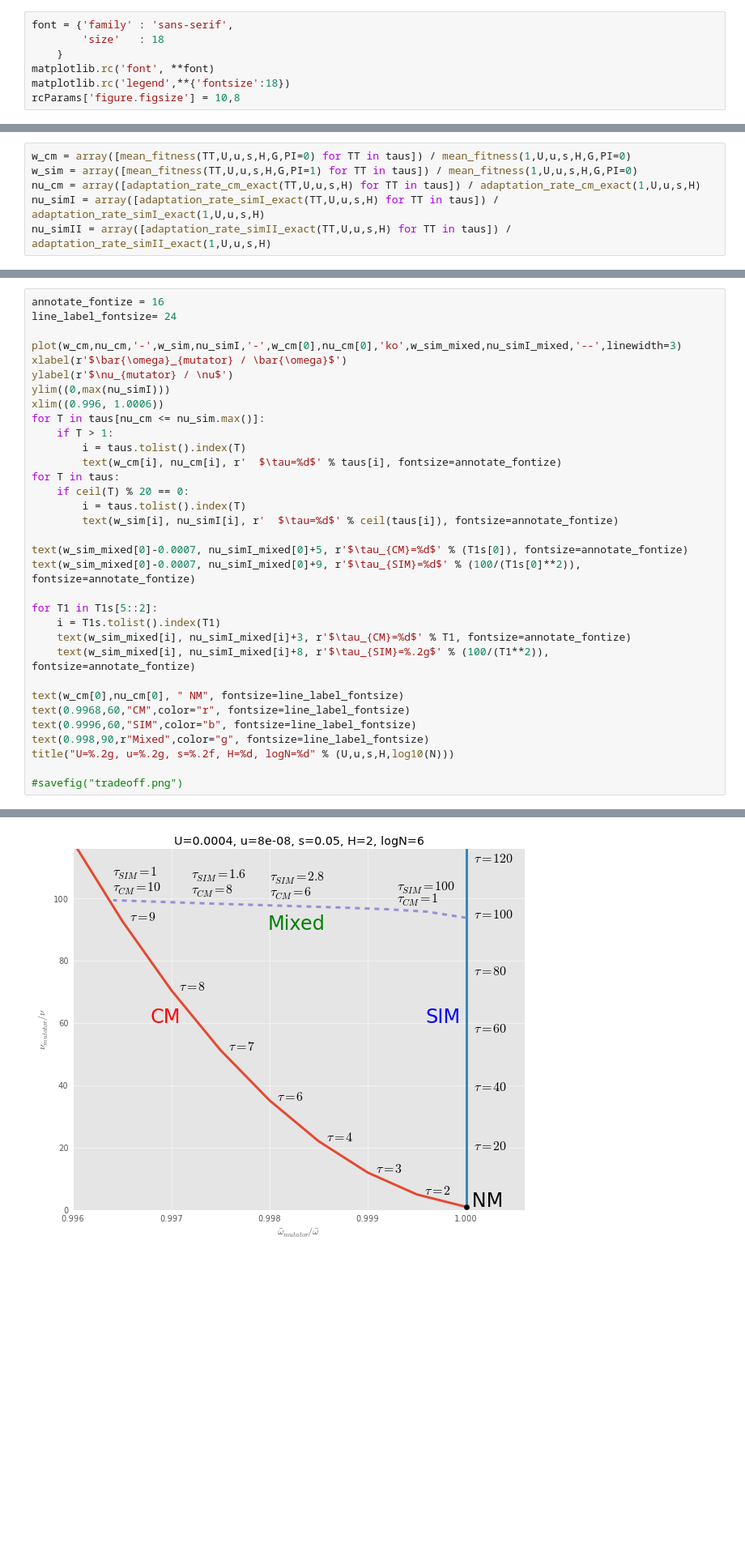
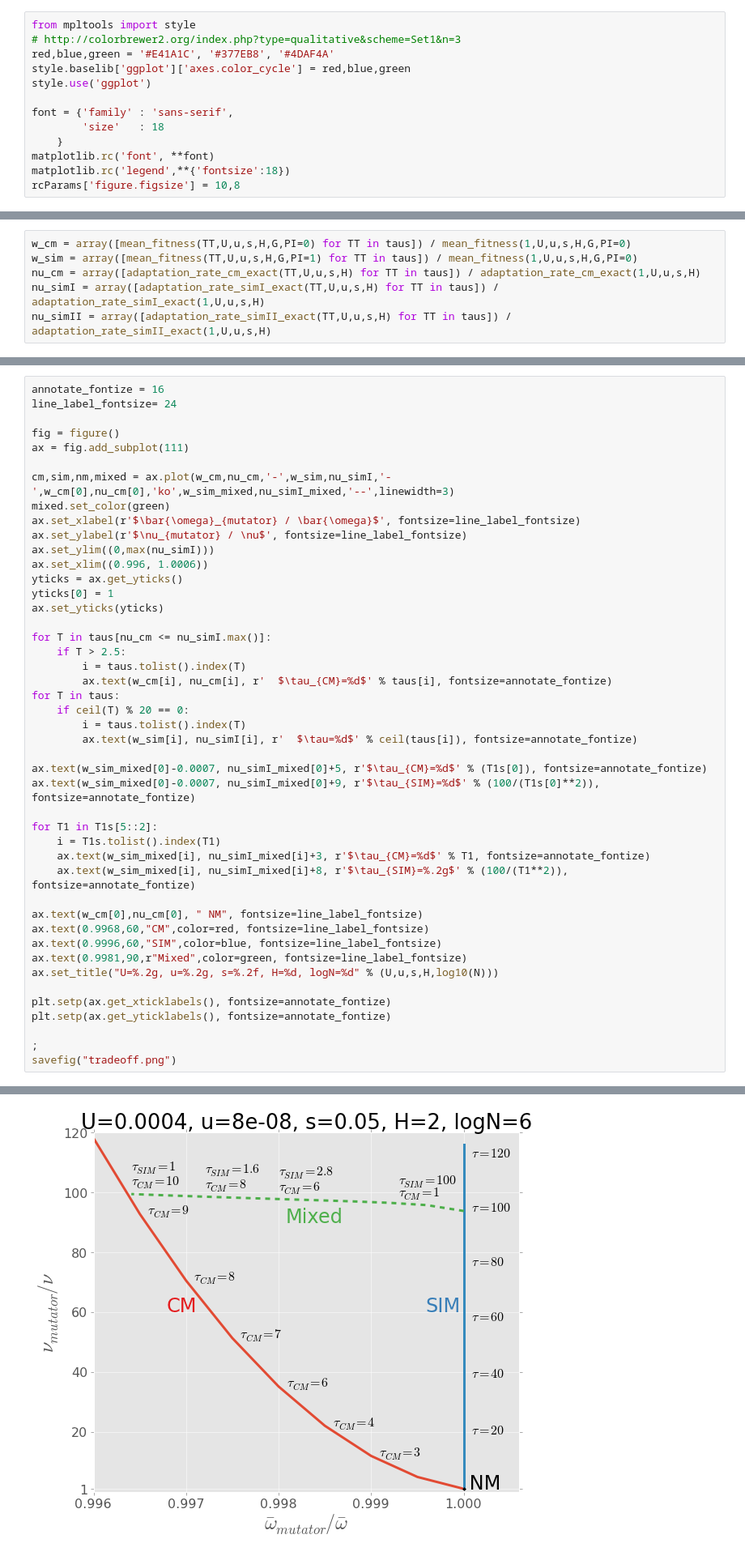
Before and after one commit to yoavram/ruggedsim, a Jupyter notebook: manuscript/figures.ipynb, the cells around one changed output, grey strips where cells are left out. Shown at 81% size. Drawn from its saved outputs; the diff is of its cells as text; blank space fills up the shorter version.

Commit message:
revised mixed strategy plot

```diff
--- a/manuscript/figures.ipynb
+++ b/manuscript/figures.ipynb
@@ -8,6 +8,12 @@ import scipy.linalg as lin
 import matplotlib.gridspec as gridspec # http://matplotlib.org/users/gridspec.html
 numpy.set_printoptions(formatter={'float': lambda x: '%.5g' % x})
 # %%
+from mpltools import style
+# http://colorbrewer2.org/index.php?type=qualitative&scheme=Set1&n=3
+red,blue,green = '#E41A1C', '#377EB8', '#4DAF4A'
+style.baselib['ggplot']['axes.color_cycle'] = red,blue,green
+style.use('ggplot')
+
 font = {'family' : 'sans-serif',
         'size'   : 18
     }
@@ -252,33 +250,45 @@ style.use('ggplot')
 annotate_fontize = 16
 line_label_fontsize= 24
 
-plot(w_cm,nu_cm,'-',w_sim,nu_simI,'-',w_cm[0],nu_cm[0],'ko',w_sim_mixed,nu_simI_mixed,'--',linewidth=3)
-xlabel(r'$\bar{\omega}_{mutator} / \bar{\omega}$')
-ylabel(r'$\nu_{mutator} / \nu$')
-ylim((0,max(nu_simI)))
-xlim((0.996, 1.0006))
-for T in taus[nu_cm <= nu_sim.max()]:
-    if T > 1:
+fig = figure()
+ax = fig.add_subplot(111)
+
+cm,sim,nm,mixed = ax.plot(w_cm,nu_cm,'-',w_sim,nu_simI,'-',w_cm[0],nu_cm[0],'ko',w_sim_mixed,nu_simI_mixed,'--',linewidth=3)
+mixed.set_color(green)
+ax.set_xlabel(r'$\bar{\omega}_{mutator} / \bar{\omega}$', fontsize=line_label_fontsize)
+ax.set_ylabel(r'$\nu_{mutator} / \nu$', fontsize=line_label_fontsize)
+ax.set_ylim((0,max(nu_simI)))
+ax.set_xlim((0.996, 1.0006))
+yticks = ax.get_yticks()
+yticks[0] = 1
+ax.set_yticks(yticks)
+
+for T in taus[nu_cm <= nu_simI.max()]:
+    if T > 2.5:
         i = taus.tolist().index(T)
-        text(w_cm[i], nu_cm[i], r'  $\tau=%d$' % taus[i], fontsize=annotate_fontize)
+        ax.text(w_cm[i], nu_cm[i], r'  $\tau_{CM}=%d$' % taus[i], fontsize=annotate_fontize)
 for T in taus:
     if ceil(T) % 20 == 0:
         i = taus.tolist().index(T)
-        text(w_sim[i], nu_simI[i], r'  $\tau=%d$' % ceil(taus[i]), fontsize=annotate_fontize)
+        ax.text(w_sim[i], nu_simI[i], r'  $\tau=%d$' % ceil(taus[i]), fontsize=annotate_fontize)
 
-text(w_sim_mixed[0]-0.0007, nu_simI_mixed[0]+5, r'$\tau_{CM}=%d$' % (T1s[0]), fontsize=annotate_fontize)
-text(w_sim_mixed[0]-0.0007, nu_simI_mixed[0]+9, r'$\tau_{SIM}=%d$' % (100/(T1s[0]**2)), fontsize=annotate_fontize)
+ax.text(w_sim_mixed[0]-0.0007, nu_simI_mixed[0]+5, r'$\tau_{CM}=%d$' % (T1s[0]), fontsize=annotate_fontize)
+ax.text(w_sim_mixed[0]-0.0007, nu_simI_mixed[0]+9, r'$\tau_{SIM}=%d$' % (100/(T1s[0]**2)), fontsize=annotate_fontize)
 
 for T1 in T1s[5::2]:
     i = T1s.tolist().index(T1)
-    text(w_sim_mixed[i], nu_simI_mixed[i]+3, r'$\tau_{CM}=%d$' % T1, fontsize=annotate_fontize)
-    text(w_sim_mixed[i], nu_simI_mixed[i]+8, r'$\tau_{SIM}=%.2g$' % (100/(T1**2)), fontsize=annotate_fontize)
+    ax.text(w_sim_mixed[i], nu_simI_mixed[i]+3, r'$\tau_{CM}=%d$' % T1, fontsize=annotate_fontize)
+    ax.text(w_sim_mixed[i], nu_simI_mixed[i]+8, r'$\tau_{SIM}=%.2g$' % (100/(T1**2)), fontsize=annotate_fontize)
 
-text(w_cm[0],nu_cm[0], " NM", fontsize=line_label_fontsize)
-text(0.9968,60,"CM",color="r", fontsize=line_label_fontsize)
-text(0.9996,60,"SIM",color="b", fontsize=line_label_fontsize)
-text(0.998,90,r"Mixed",color="g", fontsize=line_label_fontsize)
-title("U=%.2g, u=%.2g, s=%.2f, H=%d, logN=%d" % (U,u,s,H,log10(N)))
+ax.text(w_cm[0],nu_cm[0], " NM", fontsize=line_label_fontsize)
+ax.text(0.9968,60,"CM",color=red, fontsize=line_label_fontsize)
+ax.text(0.9996,60,"SIM",color=blue, fontsize=line_label_fontsize)
+ax.text(0.9981,90,r"Mixed",color=green, fontsize=line_label_fontsize)
+ax.set_title("U=%.2g, u=%.2g, s=%.2f, H=%d, logN=%d" % (U,u,s,H,log10(N)))
 
-#savefig("tradeoff.png")
+plt.setp(ax.get_xticklabels(), fontsize=annotate_fontize)
+plt.setp(ax.get_yticklabels(), fontsize=annotate_fontize)
+
+;
+savefig("tradeoff.png")
 # %% [output]
@@ -286,4 +295,4 @@ title("U=%.2g, u=%.2g, s=%.2f, H=%d, logN=%d" % (U,u,s,H,log10(N)))
-[figure, old version]
+[figure, new version]
 # %% [markdown]
 # Muller's ratchet
 # %%
```
Also changed, not shown: parts of 3 cells of this notebook.
